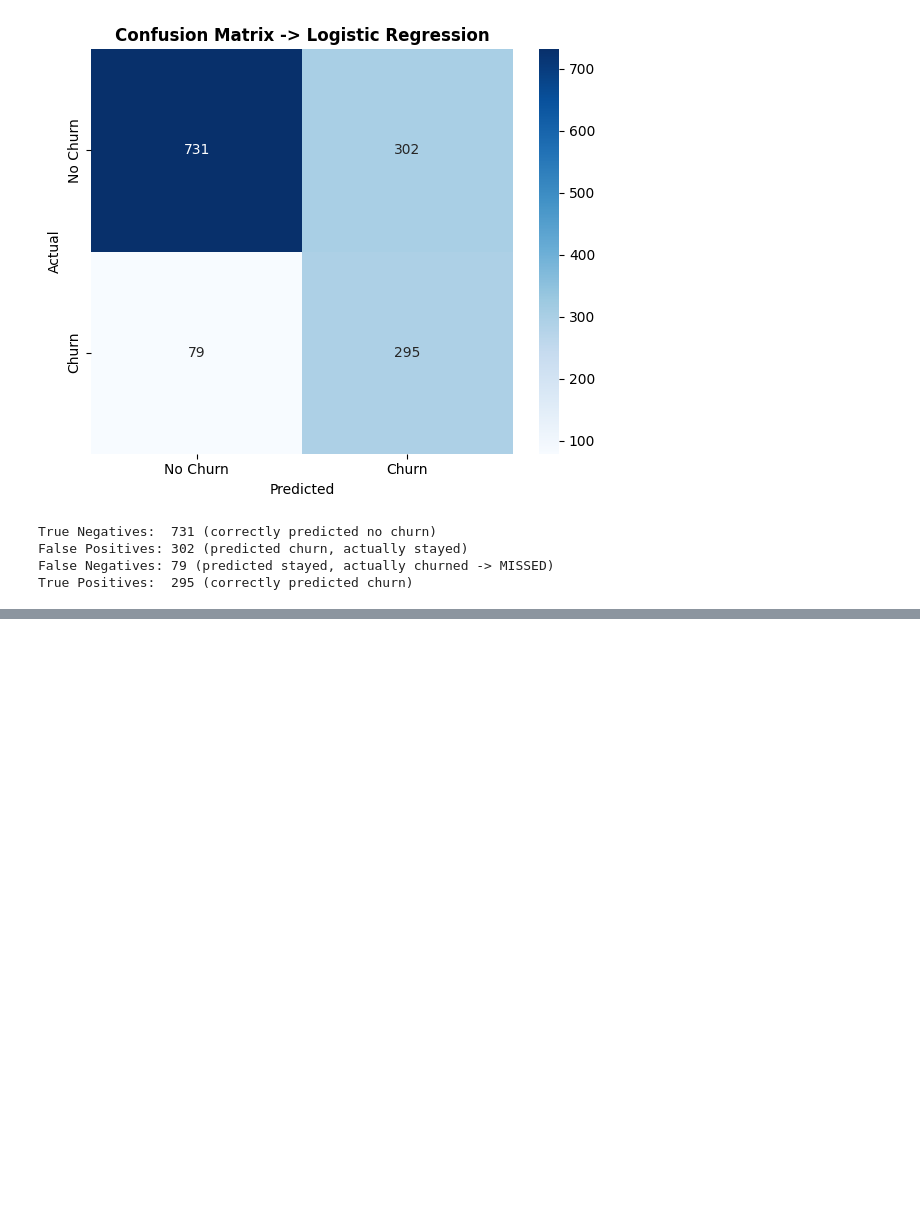
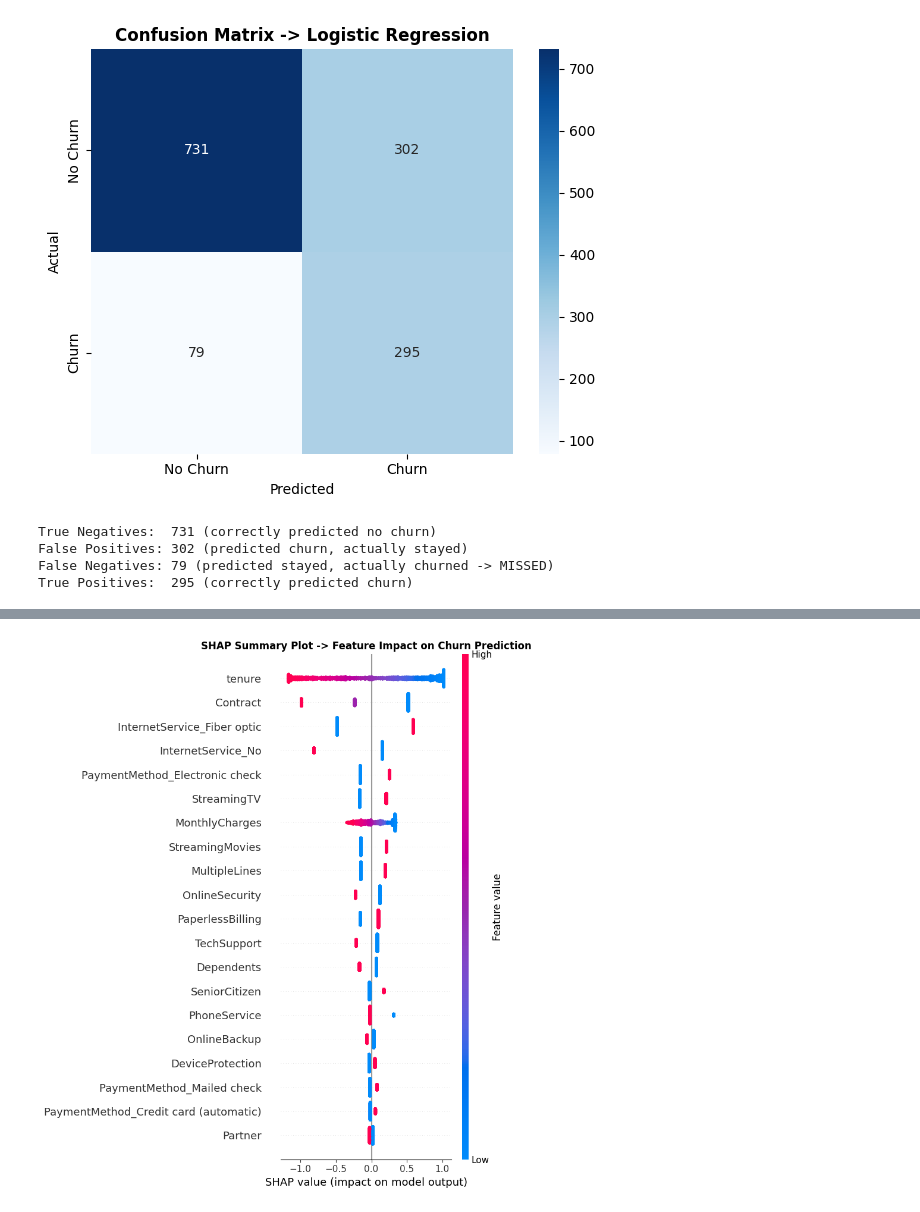
Before and after one commit to Shubham-kumar1-hub/customer-churn-analytics-prediction, a Jupyter notebook: notebooks/03_modeling.ipynb, the cells around one changed output, grey strips where cells are left out. Saved outputs shown, nothing was run; the diff lists cells and outputs as text; code cells hidden in the pictures; blank space fills up the shorter version.

```diff
--- a/notebooks/03_modeling.ipynb
+++ b/notebooks/03_modeling.ipynb
@@ -110,0 +284,20 @@ True Positives:  295 (correctly predicted churn)
+# %%
+from sklearn.ensemble import RandomForestClassifier
+
+rf_model = RandomForestClassifier(
+    class_weight='balanced',
+    random_state=42,
+    n_estimators=200
+)
+rf_model.fit(X_train, y_train)
+
+y_pred_rf = rf_model.predict(X_test)
+y_pred_proba_rf = rf_model.predict_proba(X_test)[:, 1]
+
+print("RANDOM FOREST (class_weight='balanced')")
+print("=" * 50)
+print(f"Accuracy:  {accuracy_score(y_test, y_pred_rf):.4f}")
+print(f"Precision: {precision_score(y_test, y_pred_rf):.4f}")
+print(f"Recall:    {recall_score(y_test, y_pred_rf):.4f}")
+print(f"F1 Score:  {f1_score(y_test, y_pred_rf):.4f}")
+print(f"AUC-ROC:   {roc_auc_score(y_test, y_pred_proba_rf):.4f}")
@@ -110,0 +314,13 @@ True Positives:  295 (correctly predicted churn)
+# %%
+# SHAP EXPLAINABILITY
+# Final model: Logistic Regression (class_weight='balanced')
+# SHAP shows WHICH features drive churn predictions and in which direction
+
+import shap
+
+# For linear models, SHAP uses LinearExplainer
+explainer = shap.LinearExplainer(log_reg, X_train)
+shap_values = explainer.shap_values(X_test)
+
+print("SHAP values calculated. Shape:", shap_values.shape)
+print("Matches X_test shape:", X_test.shape)
@@ -110,0 +338,8 @@ True Positives:  295 (correctly predicted churn)
+# %%
+plt.figure(figsize=(10, 8))
+shap.summary_plot(shap_values, X_test, show=False)
+plt.title('SHAP Summary Plot -> Feature Impact on Churn Prediction', fontweight='bold')
+plt.tight_layout()
+plt.show()
+# %% [output]
+[figure, added]
```
Also changed, not shown: parts of 15 cells of this notebook.
